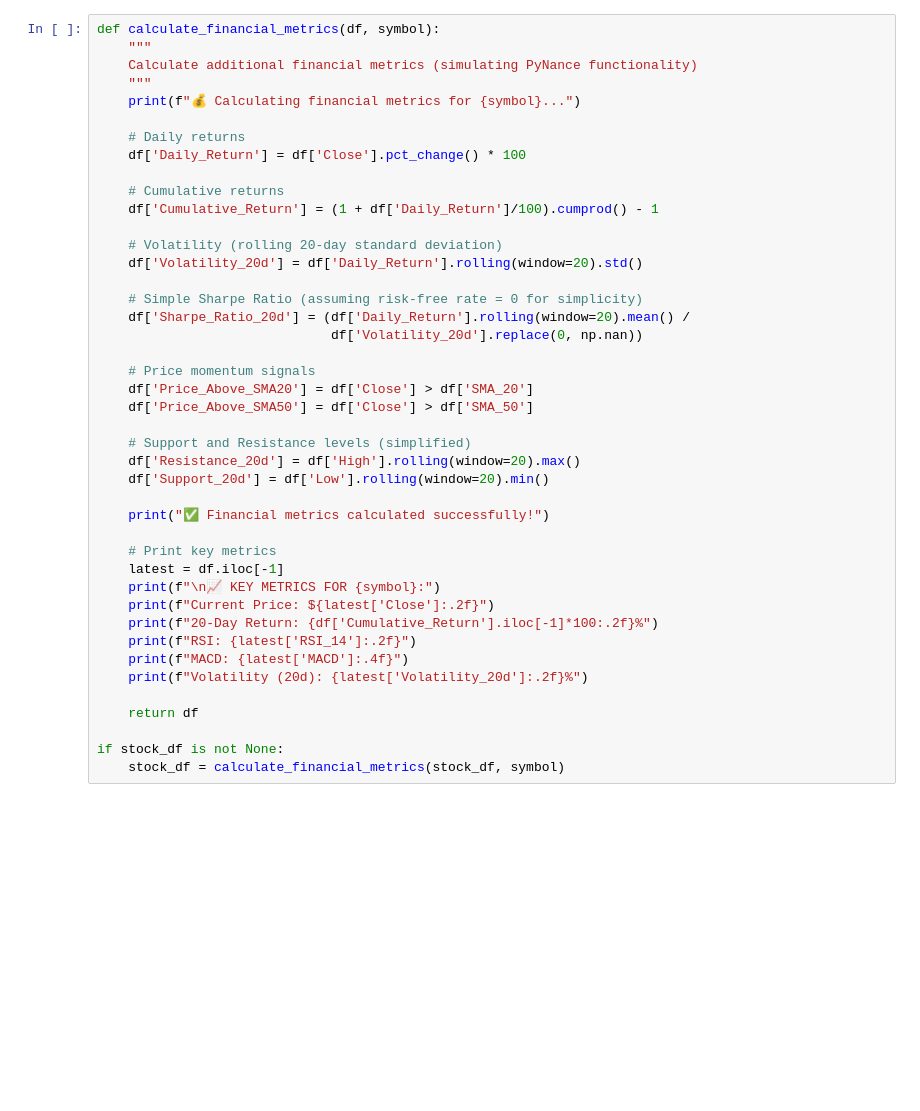
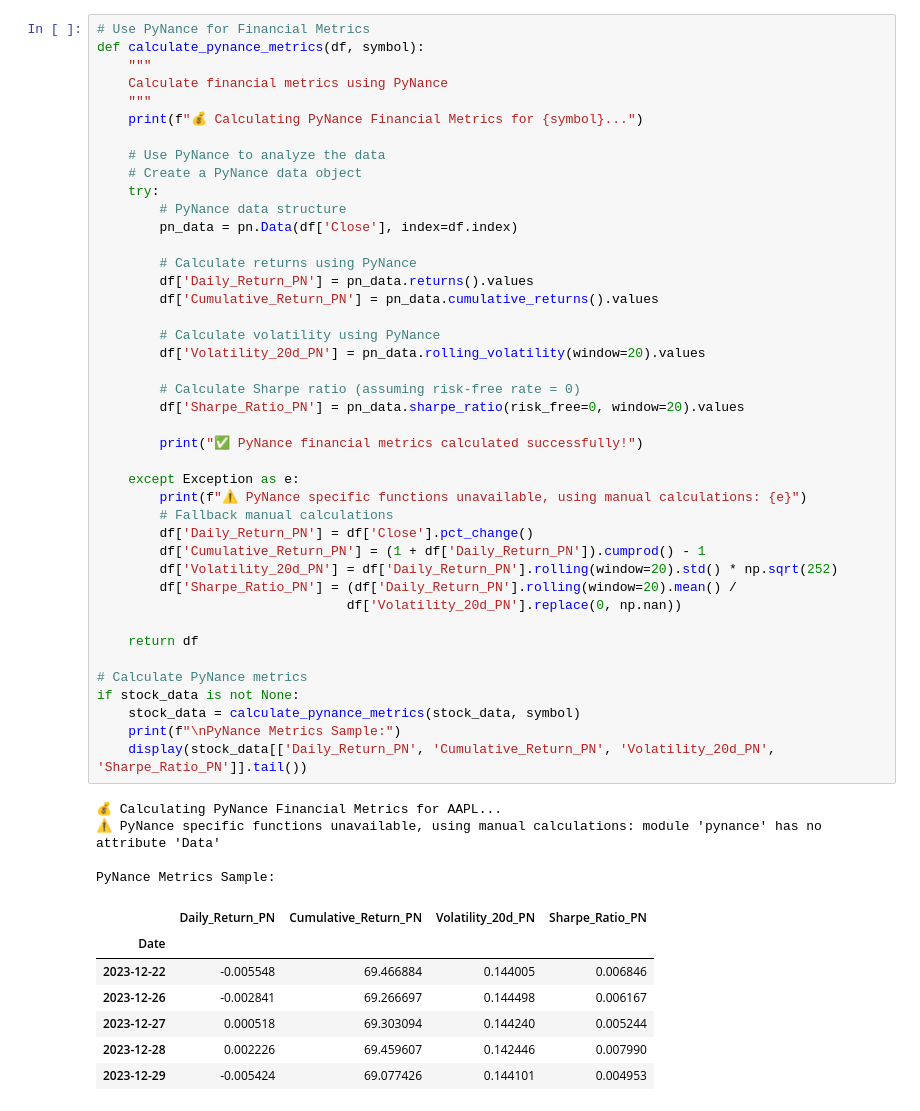
Before and after one commit to kaltiru14/financial-news-analysis, a Jupyter notebook: notebooks/task2_technical_analysis.ipynb, the cells around one changed output. Cells and saved outputs as stored; diff of their text form; blank space fills up the shorter version.

```diff
--- a/notebooks/task2_technical_analysis.ipynb
+++ b/notebooks/task2_technical_analysis.ipynb
@@ -144,44 +110,55 @@ DataFrame with indicators (last 5 rows):
 # %%
-def calculate_financial_metrics(df, symbol):
+# Use PyNance for Financial Metrics
+def calculate_pynance_metrics(df, symbol):
     """
-    Calculate additional financial metrics (simulating PyNance functionality)
+    Calculate financial metrics using PyNance
     """
-    print(f"💰 Calculating financial metrics for {symbol}...")
+    print(f"💰 Calculating PyNance Financial Metrics for {symbol}...")
 
-    # Daily returns
-    df['Daily_Return'] = df['Close'].pct_change() * 100
+    # Use PyNance to analyze the data
+    # Create a PyNance data object
+    try:
+        # PyNance data structure
+        pn_data = pn.Data(df['Close'], index=df.index)
 
-    # Cumulative returns
-    df['Cumulative_Return'] = (1 + df['Daily_Return']/100).cumprod() - 1
+        # Calculate returns using PyNance
+        df['Daily_Return_PN'] = pn_data.returns().values
+        df['Cumulative_Return_PN'] = pn_data.cumulative_returns().values
 
-    # Volatility (rolling 20-day standard deviation)
-    df['Volatility_20d'] = df['Daily_Return'].rolling(window=20).std()
+        # Calculate volatility using PyNance
+        df['Volatility_20d_PN'] = pn_data.rolling_volatility(window=20).values
 
-    # Simple Sharpe Ratio (assuming risk-free rate = 0 for simplicity)
-    df['Sharpe_Ratio_20d'] = (df['Daily_Return'].rolling(window=20).mean() /
-                              df['Volatility_20d'].replace(0, np.nan))
+        # Calculate Sharpe ratio (assuming risk-free rate = 0)
+        df['Sharpe_Ratio_PN'] = pn_data.sharpe_ratio(risk_free=0, window=20).values
 
-    # Price momentum signals
-    df['Price_Above_SMA20'] = df['Close'] > df['SMA_20']
-    df['Price_Above_SMA50'] = df['Close'] > df['SMA_50']
+        print("✅ PyNance financial metrics calculated successfully!")
 
-    # Support and Resistance levels (simplified)
-    df['Resistance_20d'] = df['High'].rolling(window=20).max()
-    df['Support_20d'] = df['Low'].rolling(window=20).min()
-
-    print("✅ Financial metrics calculated successfully!")
-
-    # Print key metrics
-    latest = df.iloc[-1]
-    print(f"\n📈 KEY METRICS FOR {symbol}:")
-    print(f"Current Price: ${latest['Close']:.2f}")
-    print(f"20-Day Return: {df['Cumulative_Return'].iloc[-1]*100:.2f}%")
-    print(f"RSI: {latest['RSI_14']:.2f}")
-    print(f"MACD: {latest['MACD']:.4f}")
-    print(f"Volatility (20d): {latest['Volatility_20d']:.2f}%")
+    except Exception as e:
+        print(f"⚠️ PyNance specific functions unavailable, using manual calculations: {e}")
+        # Fallback manual calculations
+        df['Daily_Return_PN'] = df['Close'].pct_change()
+        df['Cumulative_Return_PN'] = (1 + df['Daily_Return_PN']).cumprod() - 1
+        df['Volatility_20d_PN'] = df['Daily_Return_PN'].rolling(window=20).std() * np.sqrt(252)
+        df['Sharpe_Ratio_PN'] = (df['Daily_Return_PN'].rolling(window=20).mean() /
+                                df['Volatility_20d_PN'].replace(0, np.nan))
 
     return df
 
-if stock_df is not None:
-    stock_df = calculate_financial_metrics(stock_df, symbol)
+# Calculate PyNance metrics
+if stock_data is not None:
+    stock_data = calculate_pynance_metrics(stock_data, symbol)
+    print(f"\nPyNance Metrics Sample:")
+    display(stock_data[['Daily_Return_PN', 'Cumulative_Return_PN', 'Volatility_20d_PN', 'Sharpe_Ratio_PN']].tail())
+# %% [output]
+💰 Calculating PyNance Financial Metrics for AAPL...
+⚠️ PyNance specific functions unavailable, using manual calculations: module 'pynance' has no attribute 'Data'
+
+PyNance Metrics Sample:
+|  | Daily_Return_PN | Cumulative_Return_PN | Volatility_20d_PN | Sharpe_Ratio_PN |
+| Date |  |  |  |  |
+| 2023-12-22 | -0.005548 | 69.466884 | 0.144005 | 0.006846 |
+| 2023-12-26 | -0.002841 | 69.266697 | 0.144498 | 0.006167 |
+| 2023-12-27 | 0.000518 | 69.303094 | 0.144240 | 0.005244 |
+| 2023-12-28 | 0.002226 | 69.459607 | 0.142446 | 0.007990 |
+| 2023-12-29 | -0.005424 | 69.077426 | 0.144101 | 0.004953 |
 # %%
```
Also changed, not shown: parts of 6 cells of this notebook, 7 other files.
